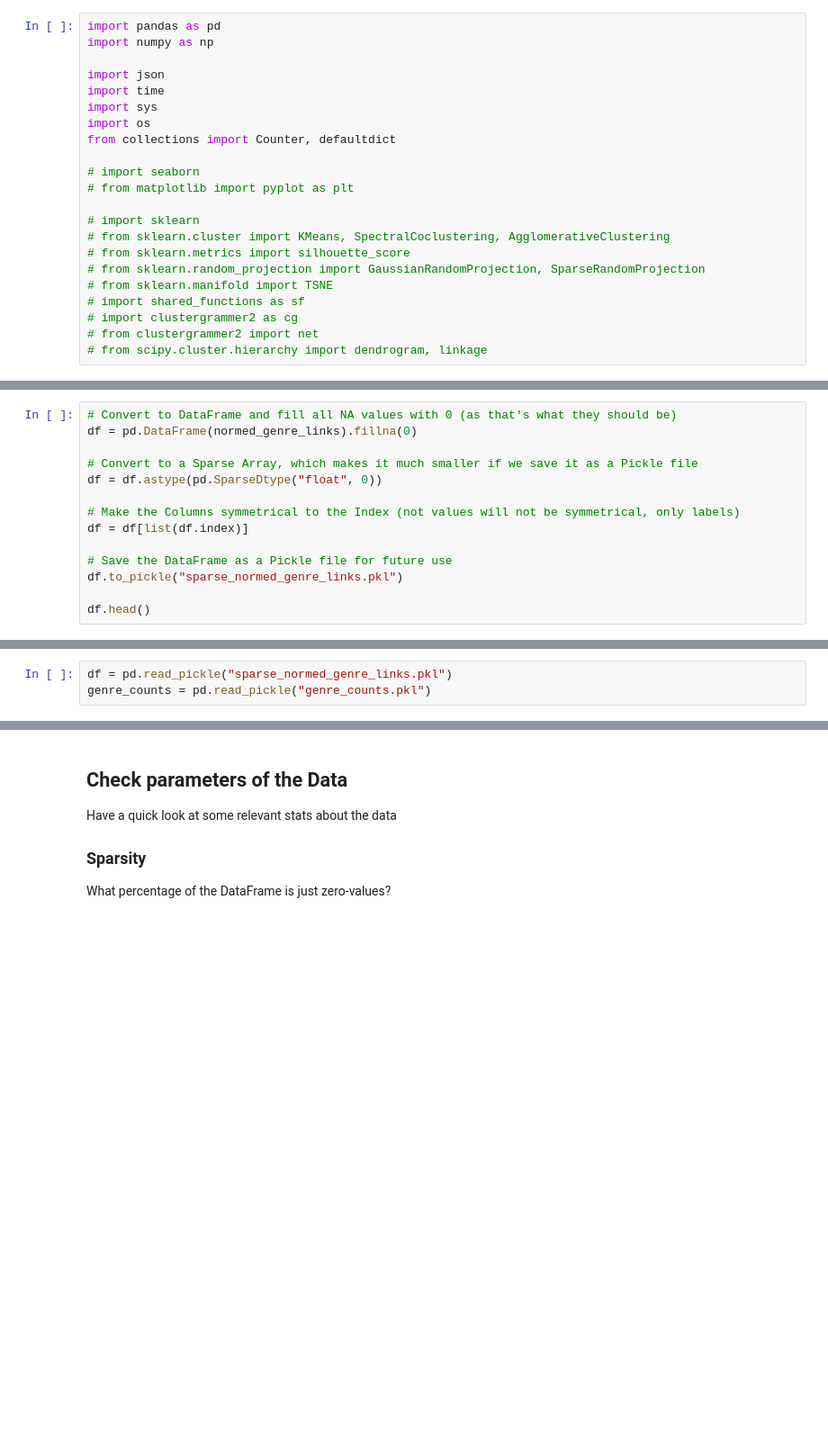
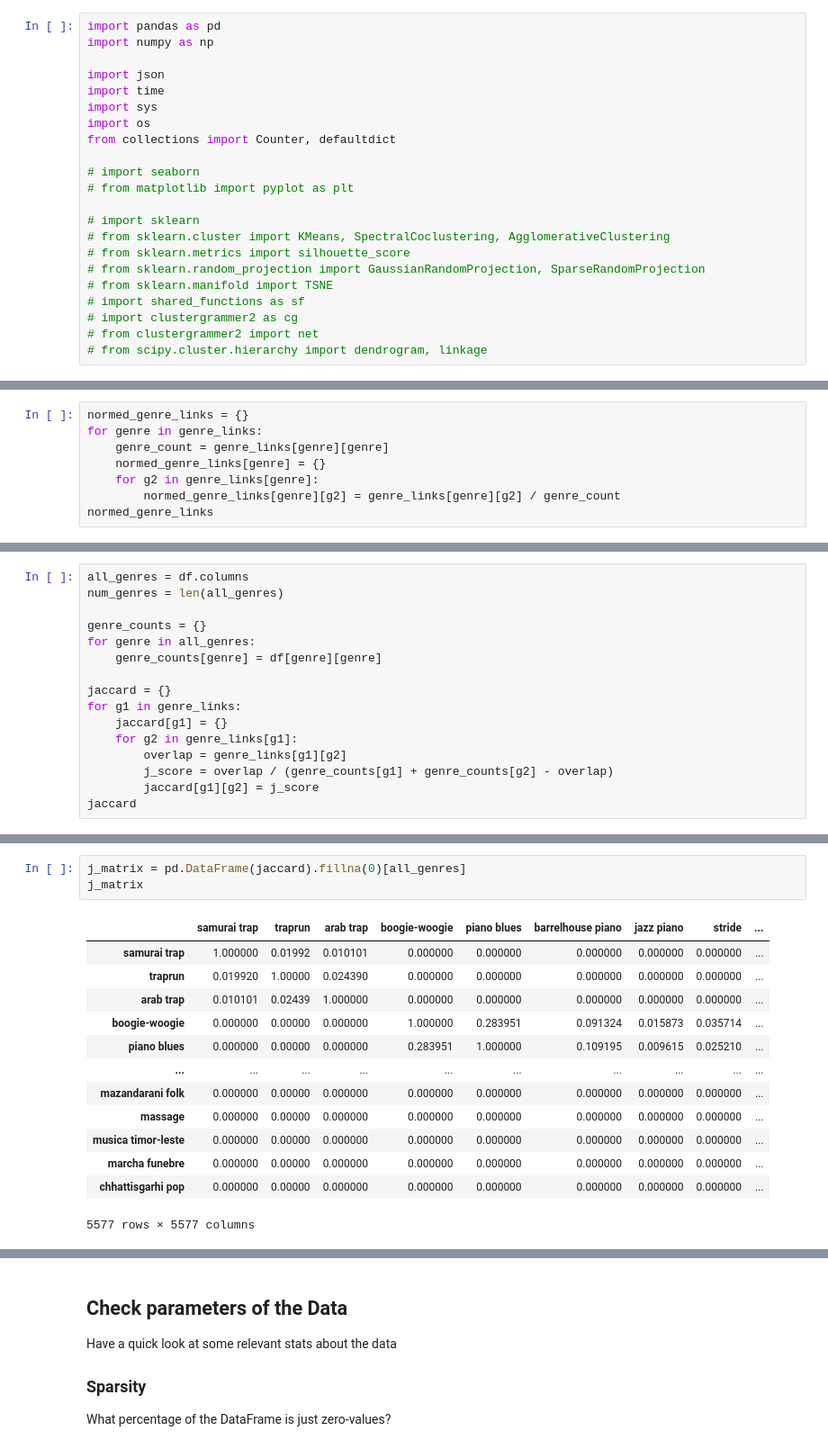
Before and after one commit to elliott-fogg/spotify-genre_clustering, a Jupyter notebook: Genre Clustering.ipynb, the cells around one changed output, grey strips where cells are left out. Shown at 90% size. Saved outputs shown, nothing was run; the diff lists cells and outputs as text; blank space fills up the shorter version.

```diff
--- a/Genre Clustering.ipynb
+++ b/Genre Clustering.ipynb
@@ -87,14 +77,0 @@ if load_from_source:
-# %%
-# Convert to DataFrame and fill all NA values with 0 (as that's what they should be)
-df = pd.DataFrame(normed_genre_links).fillna(0)
-
-# Convert to a Sparse Array, which makes it much smaller if we save it as a Pickle file
-df = df.astype(pd.SparseDtype("float", 0))
-
-# Make the Columns symmetrical to the Index (not values will not be symmetrical, only labels)
-df = df[list(df.index)]
-
-# Save the DataFrame as a Pickle file for future use
-df.to_pickle("sparse_normed_genre_links.pkl")
-
-df.head()
@@ -116,3 +77,0 @@ Just to make sure this runs regardless of where the data comes from
-# %%
-df = pd.read_pickle("sparse_normed_genre_links.pkl")
-genre_counts = pd.read_pickle("genre_counts.pkl")
@@ -118,0 +80,8 @@ genre_counts = pd.read_pickle("genre_counts.pkl")
+# %%
+normed_genre_links = {}
+for genre in genre_links:
+    genre_count = genre_links[genre][genre]
+    normed_genre_links[genre] = {}
+    for g2 in genre_links[genre]:
+        normed_genre_links[genre][g2] = genre_links[genre][g2] / genre_count
+normed_genre_links
@@ -118,0 +108,16 @@ genre_counts = pd.read_pickle("genre_counts.pkl")
+# %%
+all_genres = df.columns
+num_genres = len(all_genres)
+
+genre_counts = {}
+for genre in all_genres:
+    genre_counts[genre] = df[genre][genre]
+
+jaccard = {}
+for g1 in genre_links:
+    jaccard[g1] = {}
+    for g2 in genre_links[g1]:
+        overlap = genre_links[g1][g2]
+        j_score = overlap / (genre_counts[g1] + genre_counts[g2] - overlap)
+        jaccard[g1][g2] = j_score
+jaccard
@@ -118,0 +142,17 @@ genre_counts = pd.read_pickle("genre_counts.pkl")
+# %%
+j_matrix = pd.DataFrame(jaccard).fillna(0)[all_genres]
+j_matrix
+# %% [output]
+|  | samurai trap | traprun | arab trap | boogie-woogie | piano blues | barrelhouse piano | jazz piano | stride | ... |
+| samurai trap | 1.000000 | 0.01992 | 0.010101 | 0.000000 | 0.000000 | 0.000000 | 0.000000 | 0.000000 | ... |
+| traprun | 0.019920 | 1.00000 | 0.024390 | 0.000000 | 0.000000 | 0.000000 | 0.000000 | 0.000000 | ... |
+| arab trap | 0.010101 | 0.02439 | 1.000000 | 0.000000 | 0.000000 | 0.000000 | 0.000000 | 0.000000 | ... |
+| boogie-woogie | 0.000000 | 0.00000 | 0.000000 | 1.000000 | 0.283951 | 0.091324 | 0.015873 | 0.035714 | ... |
+| piano blues | 0.000000 | 0.00000 | 0.000000 | 0.283951 | 1.000000 | 0.109195 | 0.009615 | 0.025210 | ... |
+| ... | ... | ... | ... | ... | ... | ... | ... | ... | ... |
+| mazandarani folk | 0.000000 | 0.00000 | 0.000000 | 0.000000 | 0.000000 | 0.000000 | 0.000000 | 0.000000 | ... |
+| massage | 0.000000 | 0.00000 | 0.000000 | 0.000000 | 0.000000 | 0.000000 | 0.000000 | 0.000000 | ... |
+| musica timor-leste | 0.000000 | 0.00000 | 0.000000 | 0.000000 | 0.000000 | 0.000000 | 0.000000 | 0.000000 | ... |
+| marcha funebre | 0.000000 | 0.00000 | 0.000000 | 0.000000 | 0.000000 | 0.000000 | 0.000000 | 0.000000 | ... |
+| chhattisgarhi pop | 0.000000 | 0.00000 | 0.000000 | 0.000000 | 0.000000 | 0.000000 | 0.000000 | 0.000000 | ... |
+5577 rows × 5577 columns
```
Also changed, not shown: parts of 42 cells of this notebook, 1 other file.
